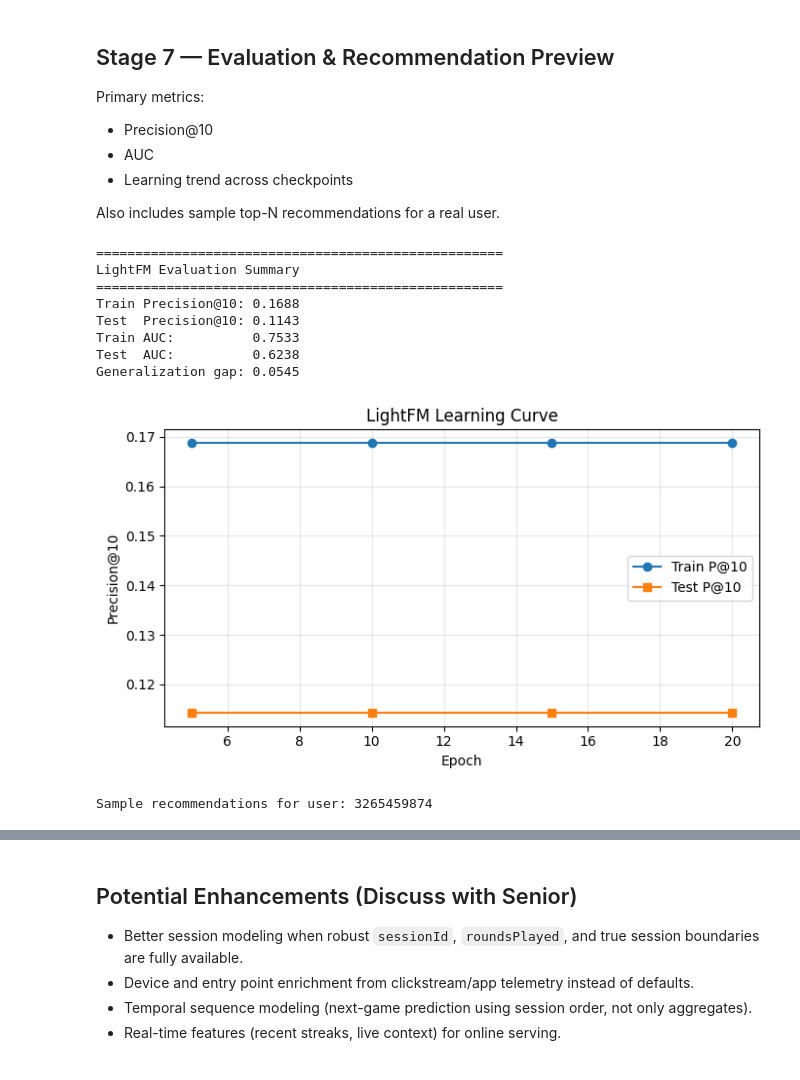
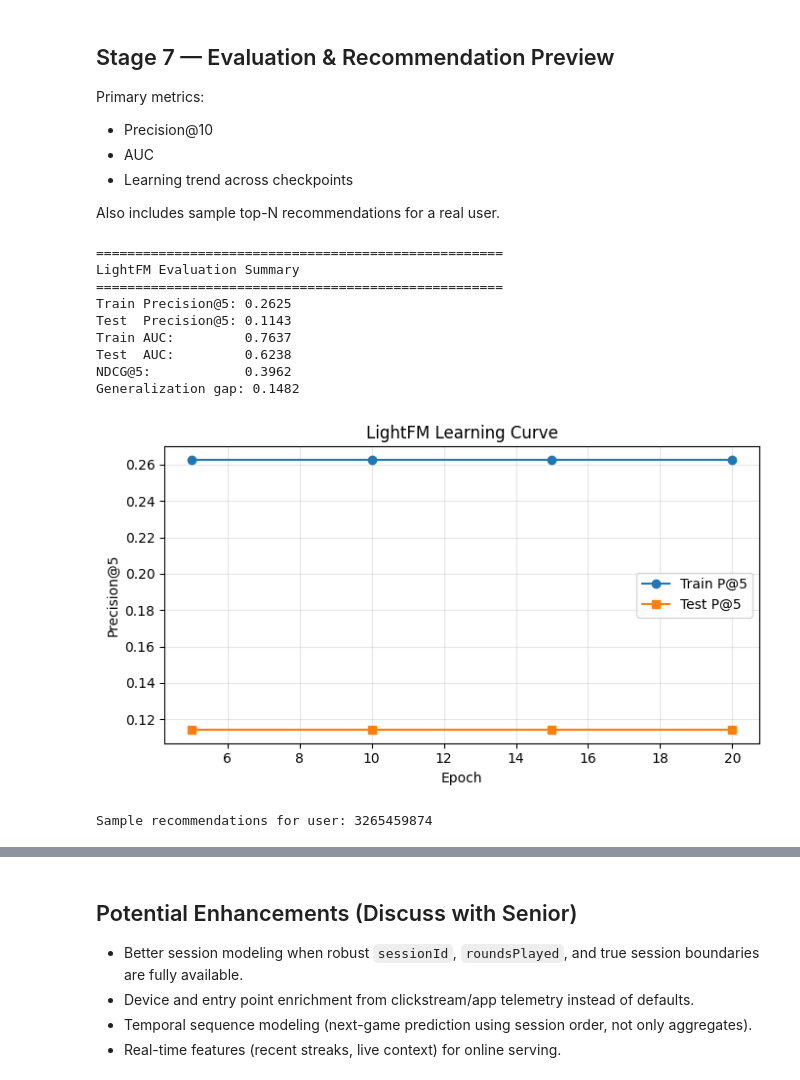
Before and after one commit to AyushDubeyaquagaming/Hybrid-RecSys, a Jupyter notebook: lightfm/recsys_real_data.ipynb, the cells around one changed output, grey strips where cells are left out. Saved outputs shown, nothing was run; the diff lists cells and outputs as text; code cells hidden in the pictures.

Commit message:
post model diagnostics

```diff
--- a/lightfm/recsys_real_data.ipynb
+++ b/lightfm/recsys_real_data.ipynb
@@ -779,7 +762,7 @@ def align_to_event_schema(transactions_df: pd.DataFrame) -> pd.DataFrame:
     # exit behavior from duration + return behavior
     aligned['exitType'] = np.select(
         [aligned['durationSeconds'] < 30, aligned['returnedWithin10mins']],
-        ['quick_exit', 'bonus_triggered'],
+        ['quick_exit', 'returned_quickly'],
         default='natural_end'
     )
 
@@ -999,7 +982,7 @@ user_game_df = fe_events.groupby(['userId', 'gameId']).agg(
 max_ts = fe_events['timestamp'].max()
 user_game_df['recency_days'] = (max_ts - user_game_df['last_interaction_ts']).dt.total_seconds().div(86400)
 
-# Affinity score inspired by recsys.ipynb implicit scoring pattern (frequency + quality + recency)
+# Implicit score inspired by recsys.ipynb pattern (frequency + quality + recency)
 freq_score = np.minimum(user_game_df['interaction_count'] / 20.0, 1.0)
 engagement_score = np.minimum(user_game_df['avg_engagement_intensity'] / np.maximum(user_game_df['avg_engagement_intensity'].quantile(0.95), 1e-6), 1.0)
 quality_score = user_game_df['positive_outcome_rate'].fillna(0)
@@ -1008,7 +991,7 @@ recency_weight = np.where(
     np.where(user_game_df['recency_days'] <= 30, 0.7, np.where(user_game_df['recency_days'] <= 90, 0.4, 0.2))
 )
 
-user_game_df['affinity_score'] = (
+user_game_df['implicit_score'] = (
     0.40 * freq_score
     + 0.25 * engagement_score
     + 0.15 * quality_score
@@ -1016,7 +999,7 @@ user_game_df['affinity_score'] = (
 ).round(4)
 
 print(f'User-game interactions: {user_game_df.shape}')
-print(user_game_df['affinity_score'].describe().round(3))
+print(user_game_df['implicit_score'].describe().round(3))
 # %% [output]
 User-game interactions: (36, 13)
 count    36.000
@@ -1202,17 +1195,17 @@ for epoch in range(N_EPOCHS):
             model, train_interactions,
             user_features=user_features_matrix,
             item_features=item_features_matrix,
-            k=10, num_threads=4,
+            k=5, num_threads=4,
         ).mean()
         te_p = precision_at_k(
             model, test_interactions,
             user_features=user_features_matrix,
             item_features=item_features_matrix,
-            k=10, num_threads=4,
+            k=5, num_threads=4,
         ).mean()
         train_hist.append(float(tr_p))
         test_hist.append(float(te_p))
-        print(f'Epoch {epoch+1:2d}/{N_EPOCHS} | Train P@10: {tr_p:.4f} | Test P@10: {te_p:.4f}')
+        print(f'Epoch {epoch+1:2d}/{N_EPOCHS} | Train P@5: {tr_p:.4f} | Test P@5: {te_p:.4f}')
 
 print('Training complete ✅')
 # %% [output]
@@ -1233,18 +1226,20 @@ Also includes sample top-N recommendations for a real user.
 # %%
 # Evaluation metrics + sample recommendations
 
-final_train_p10 = precision_at_k(
+from sklearn.metrics import ndcg_score
+
+final_train_p5 = precision_at_k(
     model, train_interactions,
     user_features=user_features_matrix,
     item_features=item_features_matrix,
-    k=10, num_threads=4,
+    k=5, num_threads=4,
 ).mean()
 
-final_test_p10 = precision_at_k(
+final_test_p5 = precision_at_k(
     model, test_interactions,
     user_features=user_features_matrix,
     item_features=item_features_matrix,
-    k=10, num_threads=4,
+    k=5, num_threads=4,
 ).mean()
 
 final_train_auc = auc_score(
@@ -1261,23 +1256,45 @@ final_test_auc = auc_score(
     num_threads=4,
 ).mean()
 
+# NDCG@5 on users with test interactions
+n_users_eval, n_items_eval = test_interactions.shape
+test_csr_eval = csr_matrix(test_interactions)
+ndcg_vals = []
+for user_idx in range(n_users_eval):
+    true_items = test_csr_eval.getrow(user_idx).indices
+    if len(true_items) == 0:
+        continue
+    scores = model.predict(
+        user_ids=np.repeat(user_idx, n_items_eval),
+        item_ids=np.arange(n_items_eval),
+        user_features=user_features_matrix,
+        item_features=item_features_matrix,
+        num_threads=4,
+    )
+    y_true = np.zeros(n_items_eval)
+    y_true[true_items] = 1
+    ndcg_vals.append(ndcg_score([y_true], [scores], k=5))
+
+final_ndcg5 = float(np.mean(ndcg_vals)) if len(ndcg_vals) > 0 else float('nan')
+
 print('=' * 52)
 print('LightFM Evaluation Summary')
 print('=' * 52)
-print(f'Train Precision@10: {final_train_p10:.4f}')
-print(f'Test  Precision@10: {final_test_p10:.4f}')
-print(f'Train AUC:          {final_train_auc:.4f}')
-print(f'Test  AUC:          {final_test_auc:.4f}')
-print(f'Generalization gap: {(final_train_p10 - final_test_p10):.4f}')
+print(f'Train Precision@5: {final_train_p5:.4f}')
+print(f'Test  Precision@5: {final_test_p5:.4f}')
+print(f'Train AUC:         {final_train_auc:.4f}')
+print(f'Test  AUC:         {final_test_auc:.4f}')
+print(f'NDCG@5:            {final_ndcg5:.4f}')
+print(f'Generalization gap: {(final_train_p5 - final_test_p5):.4f}')
 
 if len(train_hist) > 0:
     ckpts = [5 * (i + 1) for i in range(len(train_hist))]
     plt.figure(figsize=(7, 4))
-    plt.plot(ckpts, train_hist, marker='o', label='Train P@10')
-    plt.plot(ckpts, test_hist, marker='s', label='Test P@10')
+    plt.plot(ckpts, train_hist, marker='o', label='Train P@5')
+    plt.plot(ckpts, test_hist, marker='s', label='Test P@5')
     plt.title('LightFM Learning Curve')
     plt.xlabel('Epoch')
-    plt.ylabel('Precision@10')
+    plt.ylabel('Precision@5')
     plt.grid(alpha=0.3)
     plt.legend()
     plt.tight_layout()
@@ -1295,38 +1312,39 @@ def recommend_for_user(raw_user_id: str, k: int = 5):
         return pd.DataFrame(columns=['gameId', 'score'])
 
     uid = user_id_map[raw_user_id]
     scores = model.predict(
         user_ids=np.repeat(uid, len(all_item_ids)),
         item_ids=all_item_ids,
         user_features=user_features_matrix,
         item_features=item_features_matrix,
         num_threads=4,
     )
 
     known = set(train_csr[uid].indices)
     if known:
         scores[list(known)] = -np.inf
 
     topk = np.argpartition(scores, -k)[-k:]
     topk = topk[np.argsort(scores[topk])[::-1]]
     return pd.DataFrame({
         'gameId': [idx_to_item[i] for i in topk],
         'score': [float(scores[i]) for i in topk],
     })
 
 sample_user = str(active_users[0]) if len(active_users) > 0 else None
 if sample_user is not None:
     print(f'\nSample recommendations for user: {sample_user}')
     display(recommend_for_user(sample_user, k=5))
 # %% [output]
 ====================================================
 LightFM Evaluation Summary
 ====================================================
-Train Precision@10: 0.1688
-Test  Precision@10: 0.1143
-Train AUC:          0.7533
-Test  AUC:          0.6238
-Generalization gap: 0.0545
+Train Precision@5: 0.2625
+Test  Precision@5: 0.1143
+Train AUC:         0.7637
+Test  AUC:         0.6238
+NDCG@5:            0.3962
+Generalization gap: 0.1482
-[figure, old version]
+[figure, new version]
 Sample recommendations for user: 3265459874
 |  | gameId | score |
```
Also changed, not shown: parts of 29 cells of this notebook.
